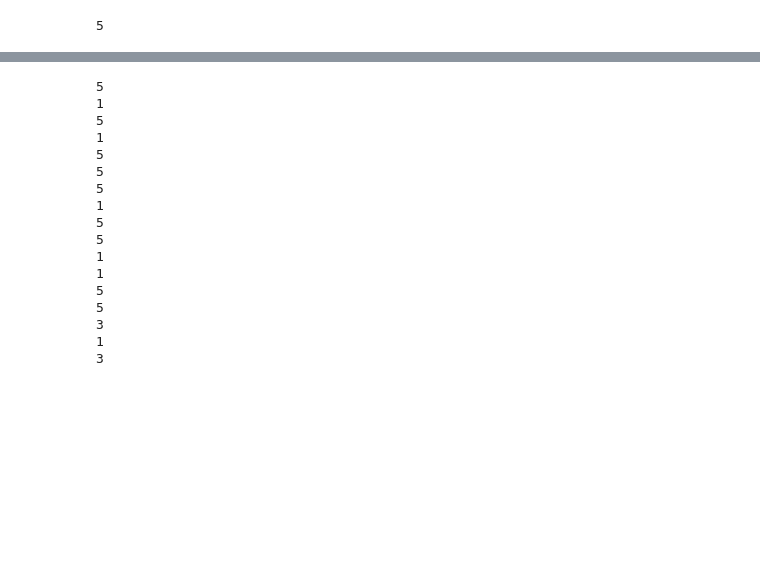
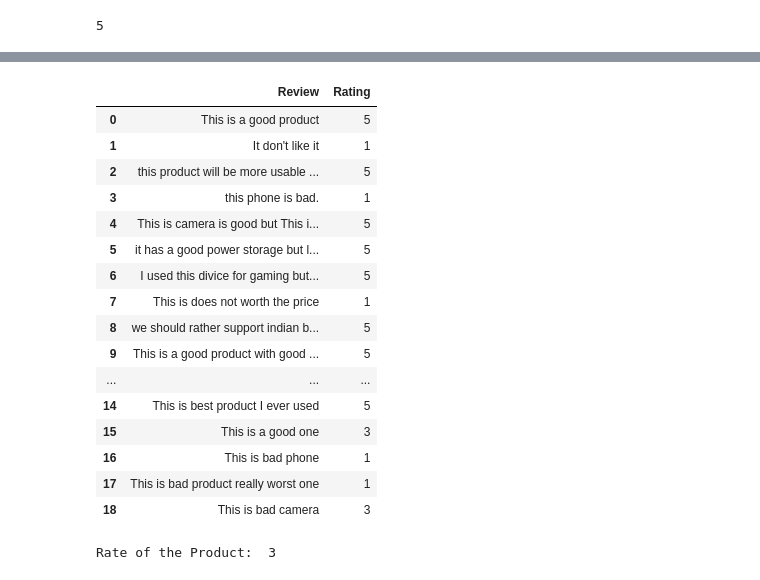
Before and after one commit to Diptesh123sannigrahi2/Diptesh123sannigrahi2.github.io, a Jupyter notebook: Sentiment_Analysis.ipynb, the cells around one changed output, grey strips where cells are left out. Saved outputs shown, nothing was run; the diff lists cells and outputs as text; code cells hidden in the pictures; blank space fills up the shorter version.

```diff
--- a/Sentiment_Analysis.ipynb
+++ b/Sentiment_Analysis.ipynb
@@ -450,15 +450,15 @@ def get_prediction(sentence):
   inputs = tf.expand_dims(tokens, 0)
   output = Dcnn(inputs, training=False)
   sentiment = output
-  z=0
-  if sentiment<=0.89:
-    print(z+1)
-  elif 0.89<sentiment<=0.92:
-    print(z+2)
-  elif 0.92<sentiment<=0.96:
-    print(z+3)
-  elif 0.96<sentiment<=0.98:
-    print(z+4)
-  elif sentiment>0.9800:
-    print(z+5)
+
+  if sentiment<0.89:
+    return(1)
+  elif 0.89<=sentiment<0.92:
+    return(2)
+  elif 0.92<=sentiment<0.96:
+    return(3)
+  elif 0.96<=sentiment<0.98:
+    return(4)
+  elif sentiment>=0.98:
+    return(5)
 # %%
@@ -512,21 +512,27 @@ print(df1)
 18                                 This is bad camera
 # %%
-df1['Rate']=df1['Review'].apply(lambda x:get_prediction(x))
+df1["Rating"]=df1['Review'].apply(lambda x:get_prediction(x))
-# %% [output]
-5
-1
-5
-1
-5
-5
-5
-1
-5
-5
-1
-1
-5
-5
-3
-1
-3
+# %%
+df1
+# %% [output]
+|  | Review | Rating |
+| 0 | This is a good product | 5 |
+| 1 | It don't like it | 1 |
+| 2 | this product will be more usable ... | 5 |
+| 3 | this phone is bad. | 1 |
+| 4 | This is camera is good but This i... | 5 |
+| 5 | it has a good power storage but l... | 5 |
+| 6 | I used this divice for gaming but... | 5 |
+| 7 | This is does not worth the price | 1 |
+| 8 | we should rather support indian b... | 5 |
+| 9 | This is a good product with good ... | 5 |
+| ... | ... | ... |
+| 14 | This is best product I ever used | 5 |
+| 15 | This is a good one | 3 |
+| 16 | This is bad phone | 1 |
+| 17 | This is bad product really worst one | 1 |
+| 18 | This is bad camera | 3 |
+# %%
+print("Rate of the Product: ",round(df1['Rating'].mean()))
+# %% [output]
+Rate of the Product:  3
```
Also changed, not shown: parts of 7 cells of this notebook, 11 other files.
